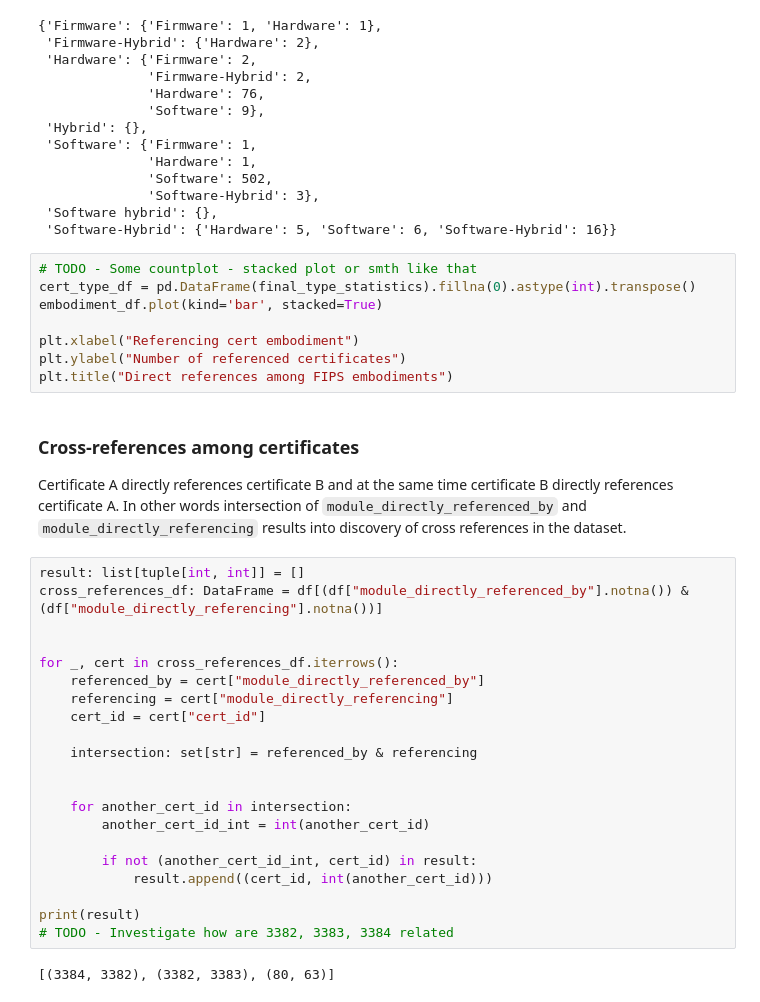
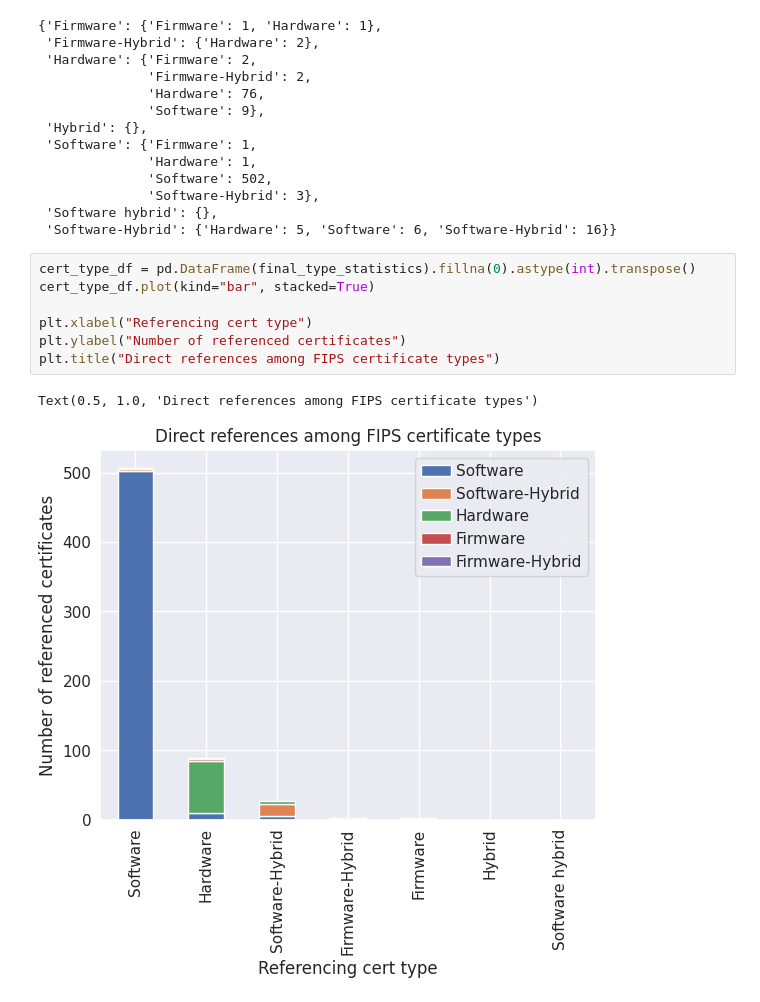
Before and after one commit to crocs-muni/sec-certs, a Jupyter notebook: notebooks/fips/references.ipynb, the cells around one changed output. Drawn from its saved outputs; the diff is of its cells as text.

```diff
--- a/notebooks/fips/references.ipynb
+++ b/notebooks/fips/references.ipynb
@@ -293,39 +308,13 @@ pprint(final_type_statistics)
               'Software-Hybrid': 3},
  'Software hybrid': {},
  'Software-Hybrid': {'Hardware': 5, 'Software': 6, 'Software-Hybrid': 16}}
-# %%
-# TODO - Some countplot - stacked plot or smth like that
-cert_type_df = pd.DataFrame(final_type_statistics).fillna(0).astype(int).transpose()
-embodiment_df.plot(kind='bar', stacked=True)
-
-plt.xlabel("Referencing cert embodiment")
-plt.ylabel("Number of referenced certificates")
-plt.title("Direct references among FIPS embodiments")
-# %% [markdown]
-### Cross-references among certificates
-
-Certificate A directly references certificate B and at the same time certificate B directly references certificate A.
-In other words intersection of `module_directly_referenced_by` and `module_directly_referencing` results into discovery of cross references in the dataset.
-# %%
-result: list[tuple[int, int]] = []
-cross_references_df: DataFrame = df[(df["module_directly_referenced_by"].notna()) & (df["module_directly_referencing"].notna())]
-
-
-for _, cert in cross_references_df.iterrows():
-    referenced_by = cert["module_directly_referenced_by"]
-    referencing = cert["module_directly_referencing"]
-    cert_id = cert["cert_id"]
-
-    intersection: set[str] = referenced_by & referencing
-
-
-    for another_cert_id in intersection:
-        another_cert_id_int = int(another_cert_id)
-
-        if not (another_cert_id_int, cert_id) in result:
-            result.append((cert_id, int(another_cert_id)))
-
-print(result)
-# TODO - Investigate how are 3382, 3383, 3384 related
-# %% [output]
-[(3384, 3382), (3382, 3383), (80, 63)]
+# %%
+cert_type_df = pd.DataFrame(final_type_statistics).fillna(0).astype(int).transpose()
+cert_type_df.plot(kind="bar", stacked=True)
+
+plt.xlabel("Referencing cert type")
+plt.ylabel("Number of referenced certificates")
+plt.title("Direct references among FIPS certificate types")
+# %% [output]
+Text(0.5, 1.0, 'Direct references among FIPS certificate types')
+[figure, added]
```
Also changed, not shown: parts of 13 cells of this notebook.
